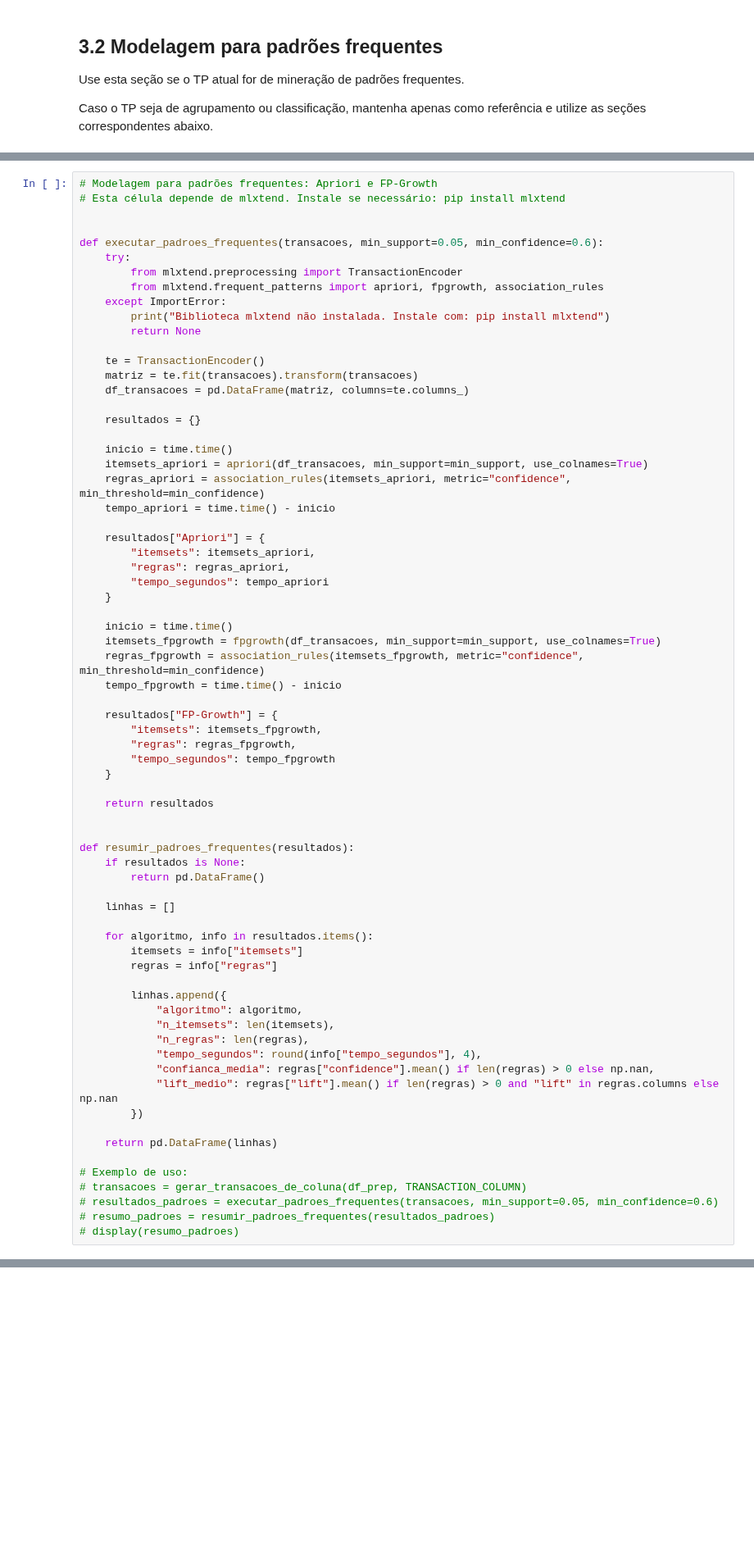
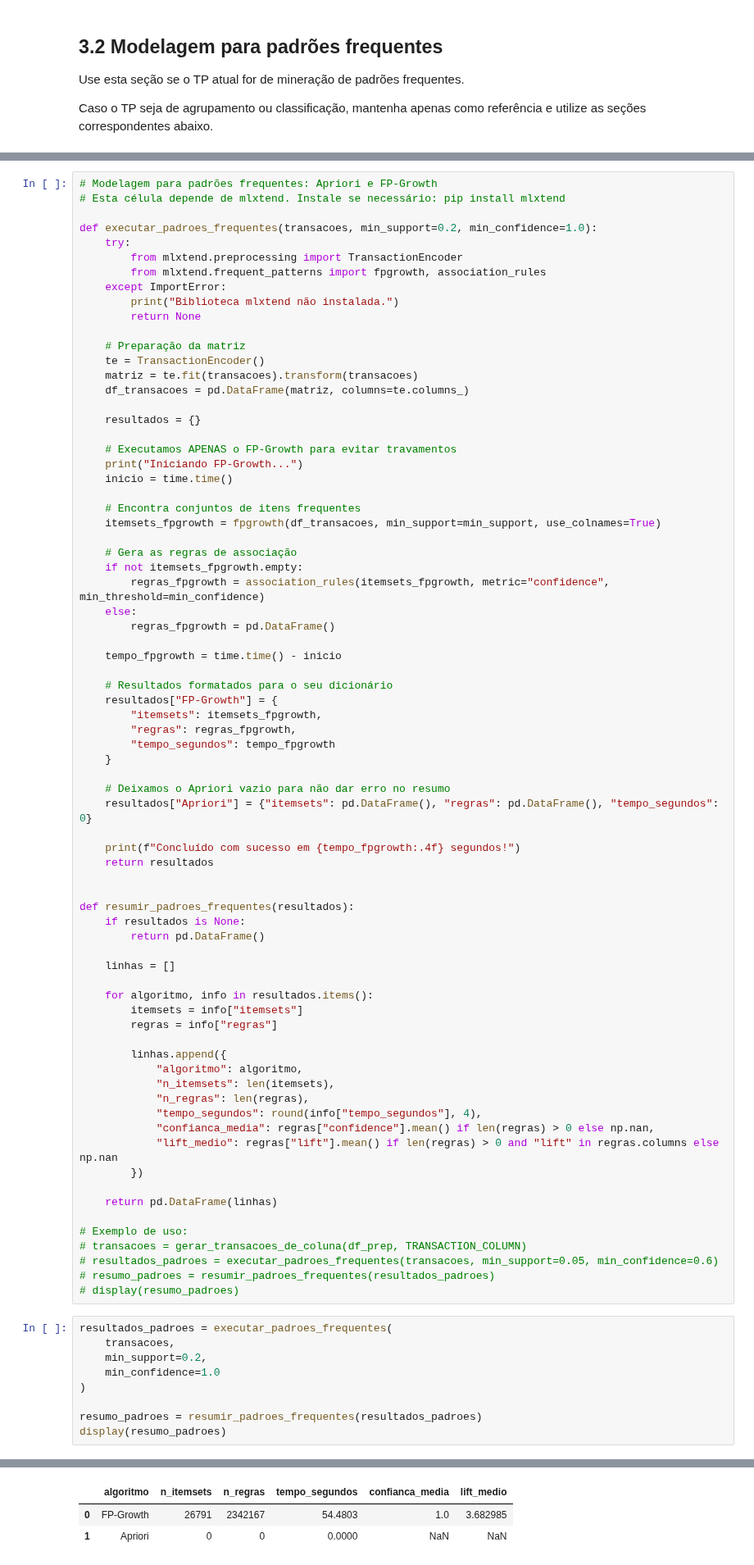
Before and after one commit to DaviOSad/Online-Players-Behavior-Segmentation, a Jupyter notebook: TP1_Fase3_Grupo11.ipynb, the cells around one changed output, grey strips where cells are left out. Shown at 82% size. Cells and saved outputs as stored; diff of their text form; blank space fills up the shorter version.

```diff
--- a/TP1_Fase3_Grupo11.ipynb
+++ b/TP1_Fase3_Grupo11.ipynb
@@ -699,43 +684,47 @@ def preparar_matriz_modelagem(df: pd.DataFrame, target_column: Optional[str] = N
 # Modelagem para padrões frequentes: Apriori e FP-Growth
 # Esta célula depende de mlxtend. Instale se necessário: pip install mlxtend
 
-
-def executar_padroes_frequentes(transacoes, min_support=0.05, min_confidence=0.6):
+def executar_padroes_frequentes(transacoes, min_support=0.2, min_confidence=1.0):
     try:
         from mlxtend.preprocessing import TransactionEncoder
-        from mlxtend.frequent_patterns import apriori, fpgrowth, association_rules
+        from mlxtend.frequent_patterns import fpgrowth, association_rules
     except ImportError:
-        print("Biblioteca mlxtend não instalada. Instale com: pip install mlxtend")
+        print("Biblioteca mlxtend não instalada.")
         return None
 
+    # Preparação da matriz
     te = TransactionEncoder()
     matriz = te.fit(transacoes).transform(transacoes)
     df_transacoes = pd.DataFrame(matriz, columns=te.columns_)
 
     resultados = {}
 
+    # Executamos APENAS o FP-Growth para evitar travamentos
+    print("Iniciando FP-Growth...")
     inicio = time.time()
-    itemsets_apriori = apriori(df_transacoes, min_support=min_support, use_colnames=True)
-    regras_apriori = association_rules(itemsets_apriori, metric="confidence", min_threshold=min_confidence)
-    tempo_apriori = time.time() - inicio
 
-    resultados["Apriori"] = {
-        "itemsets": itemsets_apriori,
-        "regras": regras_apriori,
-        "tempo_segundos": tempo_apriori
-    }
+    # Encontra conjuntos de itens frequentes
+    itemsets_fpgrowth = fpgrowth(df_transacoes, min_support=min_support, use_colnames=True)
 
-    inicio = time.time()
-    itemsets_fpgrowth = fpgrowth(df_transacoes, min_support=min_support, use_colnames=True)
-    regras_fpgrowth = association_rules(itemsets_fpgrowth, metric="confidence", min_threshold=min_confidence)
+    # Gera as regras de associação
+    if not itemsets_fpgrowth.empty:
+        regras_fpgrowth = association_rules(itemsets_fpgrowth, metric="confidence", min_threshold=min_confidence)
+    else:
+        regras_fpgrowth = pd.DataFrame()
+
     tempo_fpgrowth = time.time() - inicio
 
+    # Resultados formatados para o seu dicionário
     resultados["FP-Growth"] = {
         "itemsets": itemsets_fpgrowth,
         "regras": regras_fpgrowth,
         "tempo_segundos": tempo_fpgrowth
     }
 
+    # Deixamos o Apriori vazio para não dar erro no resumo
+    resultados["Apriori"] = {"itemsets": pd.DataFrame(), "regras": pd.DataFrame(), "tempo_segundos": 0}
+
+    print(f"Concluído com sucesso em {tempo_fpgrowth:.4f} segundos!")
     return resultados
 
 
@@ -765,3 +754,13 @@ def resumir_padroes_frequentes(resultados):
 # resultados_padroes = executar_padroes_frequentes(transacoes, min_support=0.05, min_confidence=0.6)
 # resumo_padroes = resumir_padroes_frequentes(resultados_padroes)
 # display(resumo_padroes)
+# %%
+resultados_padroes = executar_padroes_frequentes(
+    transacoes,
+    min_support=0.2,
+    min_confidence=1.0
+)
+
+resumo_padroes = resumir_padroes_frequentes(resultados_padroes)
+display(resumo_padroes)
+# %% [output]
@@ -767,0 +769,3 @@ def resumir_padroes_frequentes(resultados):
+|  | algoritmo | n_itemsets | n_regras | tempo_segundos | confianca_media | lift_medio |
+| 0 | FP-Growth | 26791 | 2342167 | 54.4803 | 1.0 | 3.682985 |
+| 1 | Apriori | 0 | 0 | 0.0000 | NaN | NaN |
```
Also changed, not shown: parts of 6 cells of this notebook, 1 other file.
